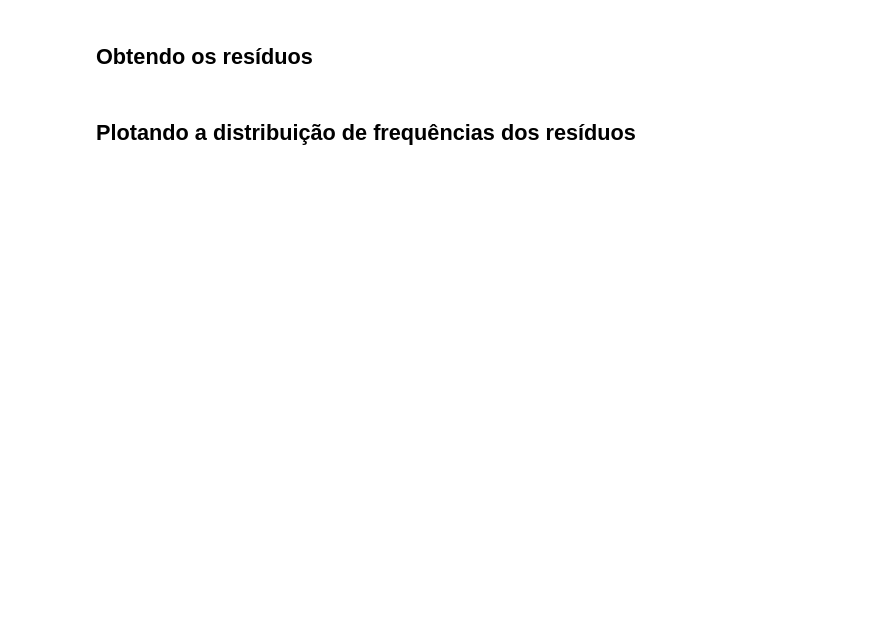
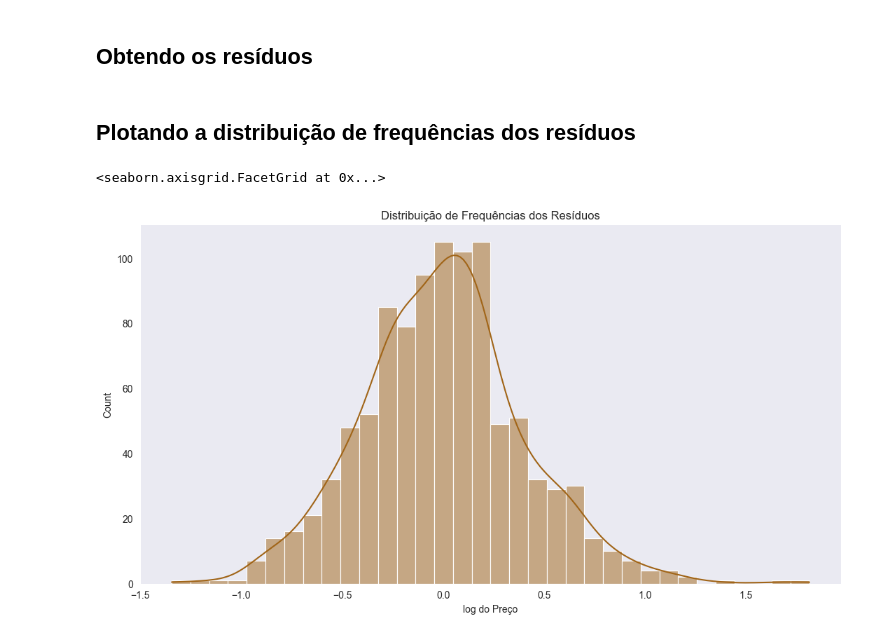
Before and after one commit to lemaldonadogm/Courses, a Jupyter notebook: Statistics/Parte 6 - Regressão Linear II/Projeto/Regressão Linear.ipynb, the cells around one changed output. Cells and saved outputs as stored; diff of their text form; code cells hidden in the pictures; blank space fills up the shorter version.

```diff
--- a/Statistics/Parte 6 - Regressão Linear II/Projeto/Regressão Linear.ipynb
+++ b/Statistics/Parte 6 - Regressão Linear II/Projeto/Regressão Linear.ipynb
@@ -514,10 +593,17 @@ ax
 # %% [markdown]
 ## Obtendo os resíduos
+# %%
+residuos = y_train - y_previsto_train
 # %% [markdown]
 ## Plotando a distribuição de frequências dos resíduos
 # %%
+ax = sns.displot(residuos, kde = True)
+ax.figure.set_size_inches(12, 6)
+ax.set(title = 'Distribuição de Frequências dos Resíduos')
+ax.set_xlabels('log do Preço')
+ax
 
-ax.figure.set_size_inches(12, 6)
-ax.set_title('Distribuição de Frequências dos Resíduos', fontsize=18)
-ax.set_xlabel('log do Preço', fontsize=14)
-ax
+# O comportamento que precisamos alcançar para ter um modelo bem estimado é uma distribuição normal.
+# %% [output]
+<seaborn.axisgrid.FacetGrid at 0x...>
+[figure, added]
```
Also changed, not shown: parts of 20 cells of this notebook, 5 other files.
